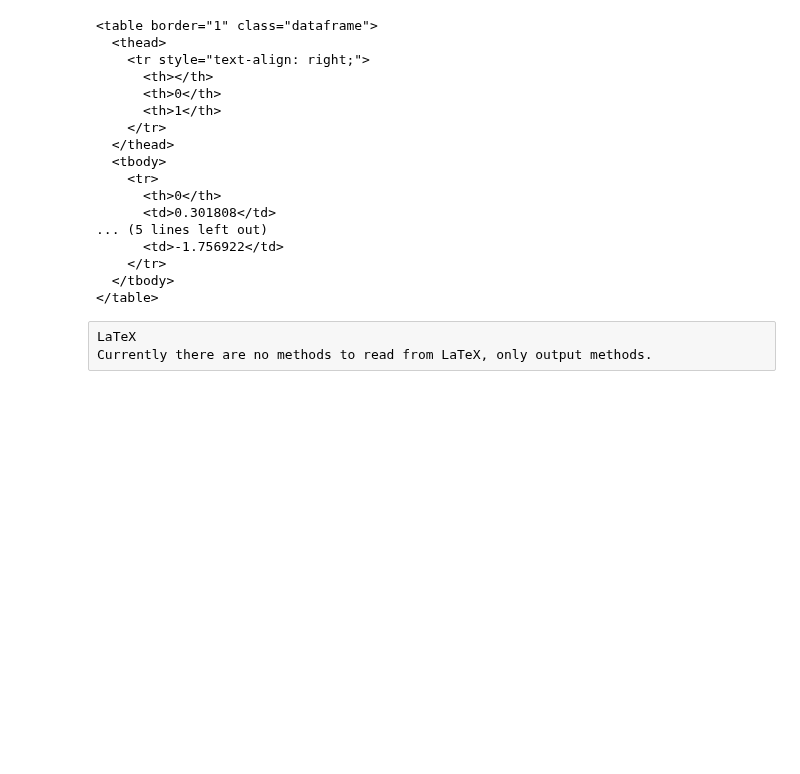
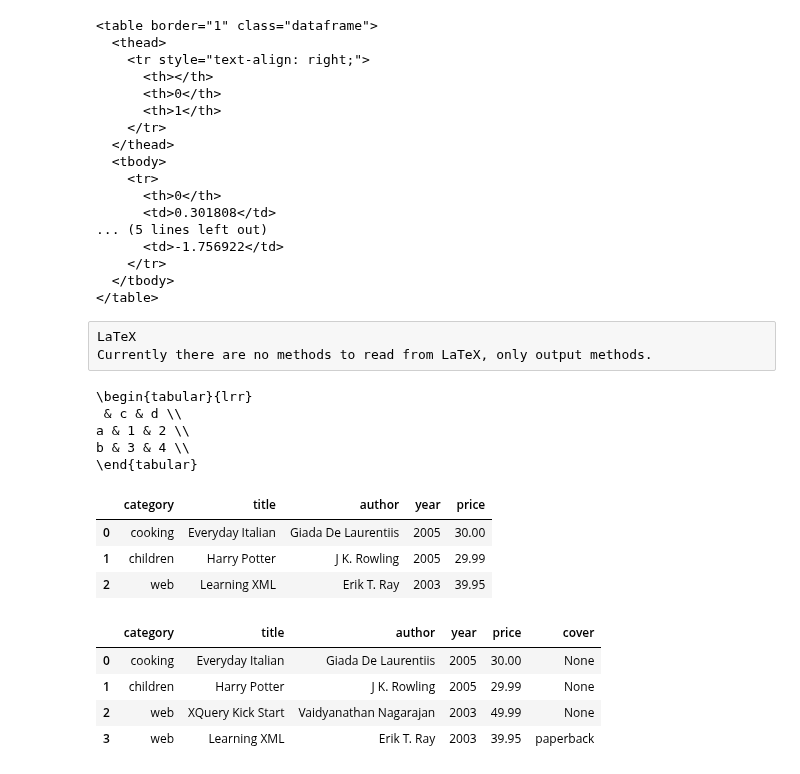
Before and after one commit to manasesmutembei11/ML, a Jupyter notebook: pandas/io_tools.ipynb, the cells around one changed output. Saved outputs shown, nothing was run; the diff lists cells and outputs as text; code cells hidden in the pictures; blank space fills up the shorter version.

```diff
--- a/pandas/io_tools.ipynb
+++ b/pandas/io_tools.ipynb
@@ -415,3 +415,53 @@ print(html)
 # %% [raw]
 LaTeX
 Currently there are no methods to read from LaTeX, only output methods.
+# %%
+df = pd.DataFrame([[1, 2], [3, 4]], index=["a", "b"], columns=["c", "d"])
+print(df.style.to_latex())
+# %% [output]
+\begin{tabular}{lrr}
+ & c & d \\
+a & 1 & 2 \\
+b & 3 & 4 \\
+\end{tabular}
+# %%
+#Reading XML
+from io import StringIO
+xml = """<?xml version="1.0" encoding="UTF-8"?>
+<bookstore>
+  <book category="cooking">
+    <title lang="en">Everyday Italian</title>
+    <author>Giada De Laurentiis</author>
+    <year>2005</year>
+    <price>30.00</price>
+  </book>
+  <book category="children">
+    <title lang="en">Harry Potter</title>
+    <author>J K. Rowling</author>
+    <year>2005</year>
+    <price>29.99</price>
+  </book>
+  <book category="web">
+    <title lang="en">Learning XML</title>
+    <author>Erik T. Ray</author>
+    <year>2003</year>
+    <price>39.95</price>
+  </book>
+</bookstore>"""
+
+df = pd.read_xml(StringIO(xml))
+df
+# %% [output]
+|  | category | title | author | year | price |
+| 0 | cooking | Everyday Italian | Giada De Laurentiis | 2005 | 30.00 |
+| 1 | children | Harry Potter | J K. Rowling | 2005 | 29.99 |
+| 2 | web | Learning XML | Erik T. Ray | 2003 | 39.95 |
+# %%
+df = pd.read_xml("https://www.w3schools.com/xml/books.xml")
+df
+# %% [output]
+|  | category | title | author | year | price | cover |
+| 0 | cooking | Everyday Italian | Giada De Laurentiis | 2005 | 30.00 | None |
+| 1 | children | Harry Potter | J K. Rowling | 2005 | 29.99 | None |
+| 2 | web | XQuery Kick Start | Vaidyanathan Nagarajan | 2003 | 49.99 | None |
+| 3 | web | Learning XML | Erik T. Ray | 2003 | 39.95 | paperback |
```
Also changed, not shown: parts of 1 cell of this notebook.
